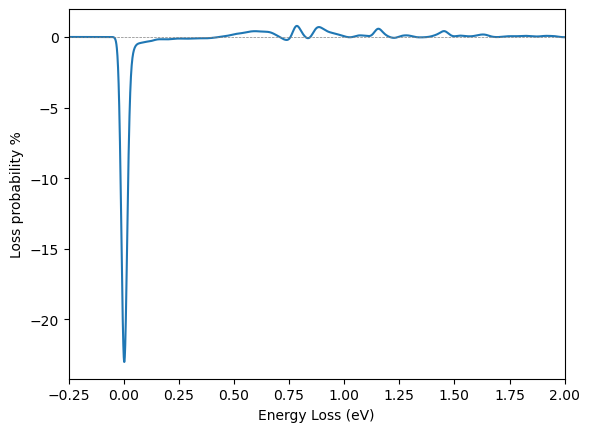
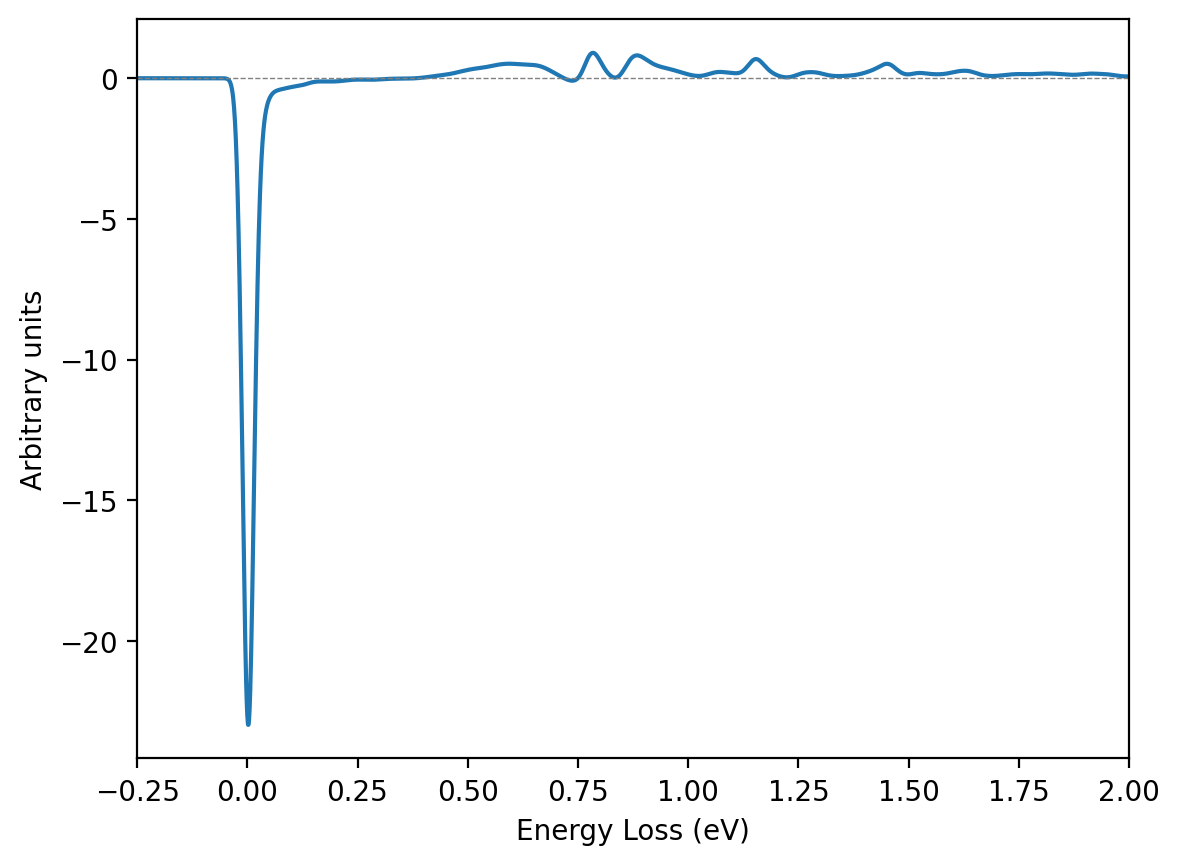
The notebook cell's code change between the first figure and the second:
--- before
+++ after
@@ -1,7 +1,7 @@
-plt.figure()
+plt.figure(dpi=200)
 plt.plot(freqs_ext*h_bar/q_e, Gamma_c)
 plt.hlines(y=0,xmin=-0.25,xmax=2, ls='--', lw=0.5, color='grey')
 plt.xlabel('Energy Loss (eV)')
-plt.ylabel('Loss probability %')
+plt.ylabel('Arbitrary units')
 plt.xlim((-0.25,2))
 # plt.ylim(ymax=0.05)

Commit: Fixed passing slab thickness argument and added slot width argument